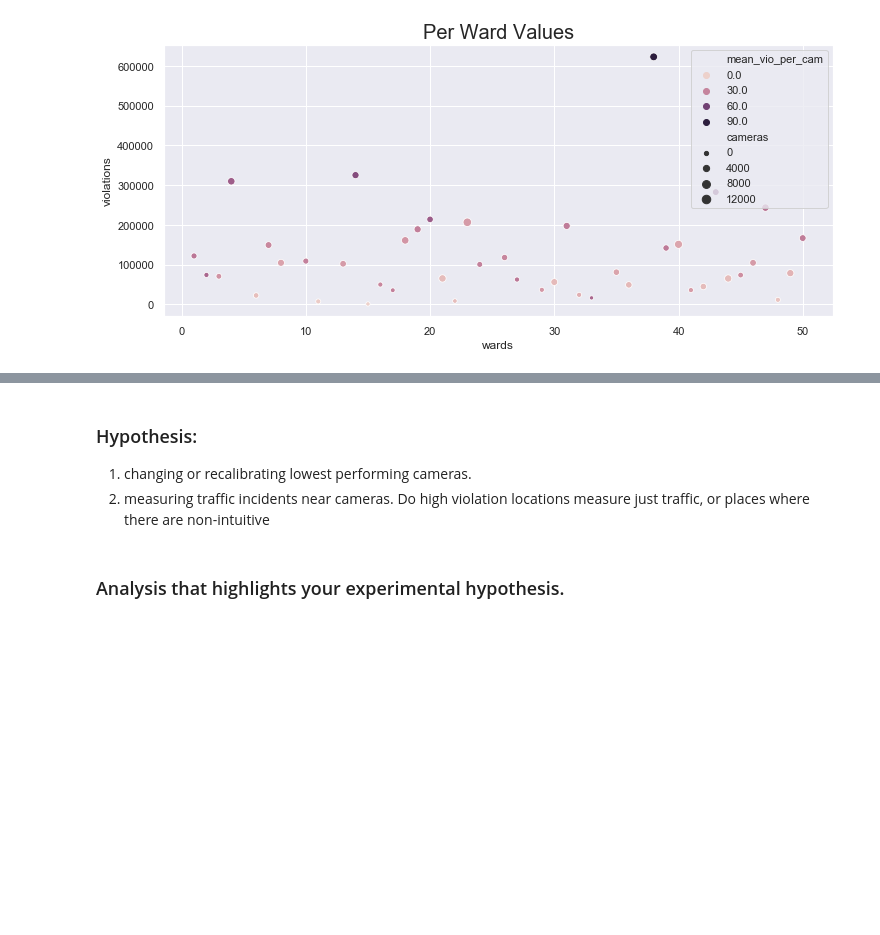
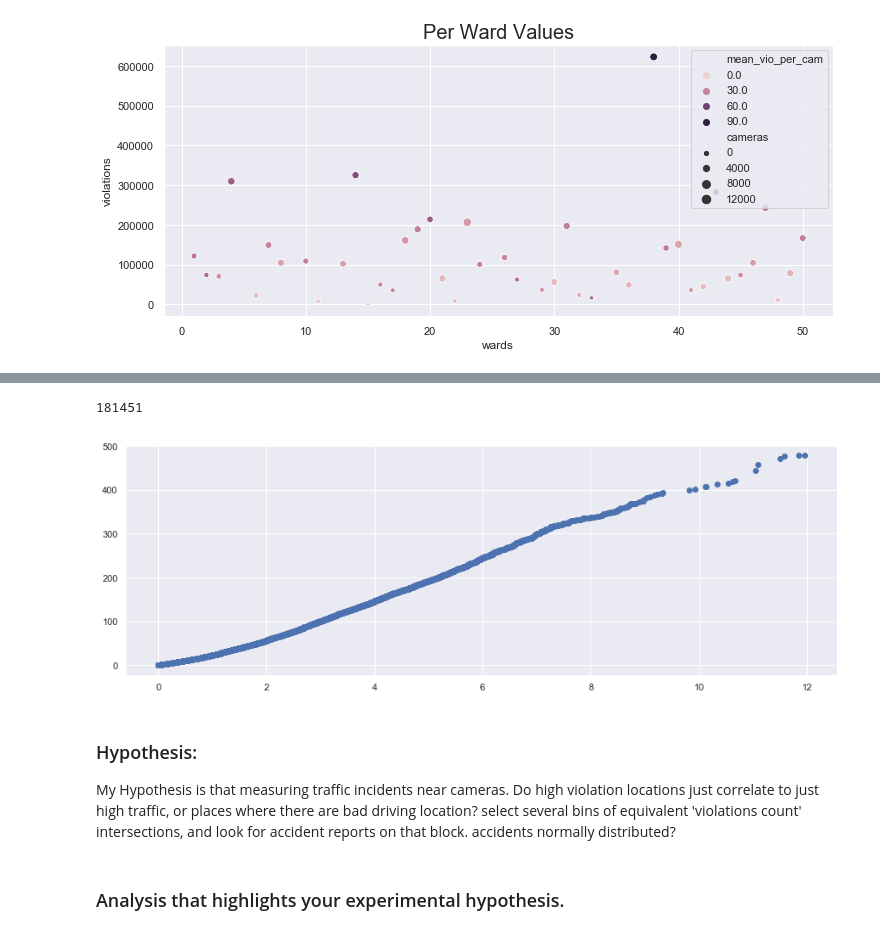
Before and after one commit to chrisoyer/thinkful_notes, a Jupyter notebook: study design.ipynb, the cells around one changed output, grey strips where cells are left out. Cells and saved outputs as stored; diff of their text form; code cells hidden in the pictures; blank space fills up the shorter version.

```diff
--- a/study design.ipynb
+++ b/study design.ipynb
@@ -153,8 +180,23 @@ ax_h.set_title("Histogram of Violations per Camera");
+# %%
+df.violations.size
+# %% [output]
+181451
+# %%
+##qq plot? exponential dist?
+xp_rand = np.random.exponential(size=df.violations.size)
+vios_sort = df.violations.sort_values(ascending=True).values
+xp_rand = np.sort(xp_rand)
+#sns.scatterplot(x=xp_rand, y=df.violations);
+xp_rand
+plt.plot(xp_rand, vios_sort, "o")
+plt.show()
+# %% [output]
+[figure, added]
 # %% [markdown]
+
 ### Hypothesis:
-
-1. changing or recalibrating lowest performing cameras.
-2. measuring traffic incidents near cameras. Do high violation locations measure just traffic, or places where there are non-intuitive
+My Hypothesis is that
+measuring traffic incidents near cameras. Do high violation locations just correlate to just high traffic, or places where there are bad driving location? select several bins of equivalent 'violations count' intersections, and look for accident reports on that block. accidents normally distributed?
 # %% [markdown]
 ### Analysis that highlights your experimental hypothesis.
 # %% [markdown]
```
Also changed, not shown: parts of 8 cells of this notebook, 2 other files.
